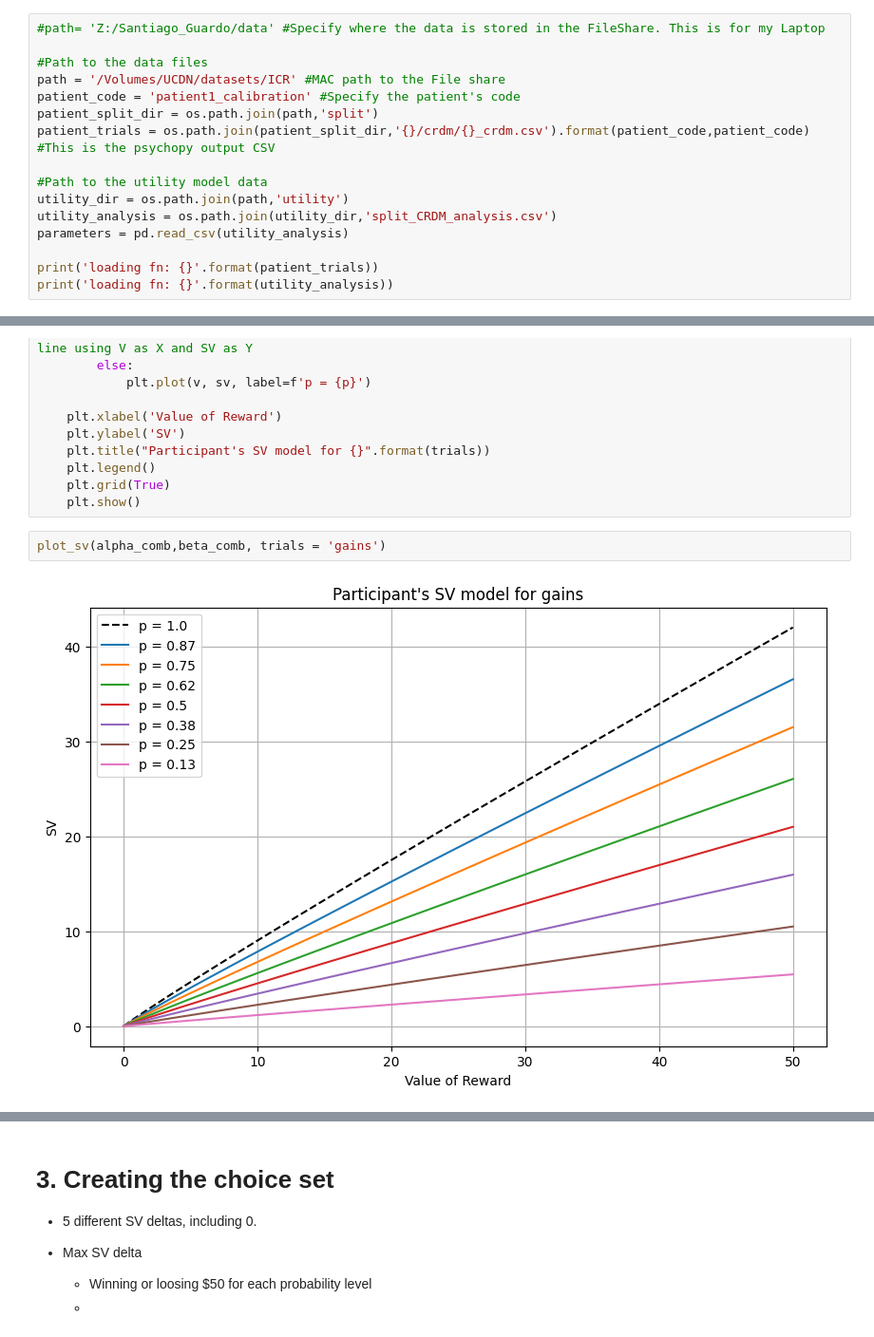
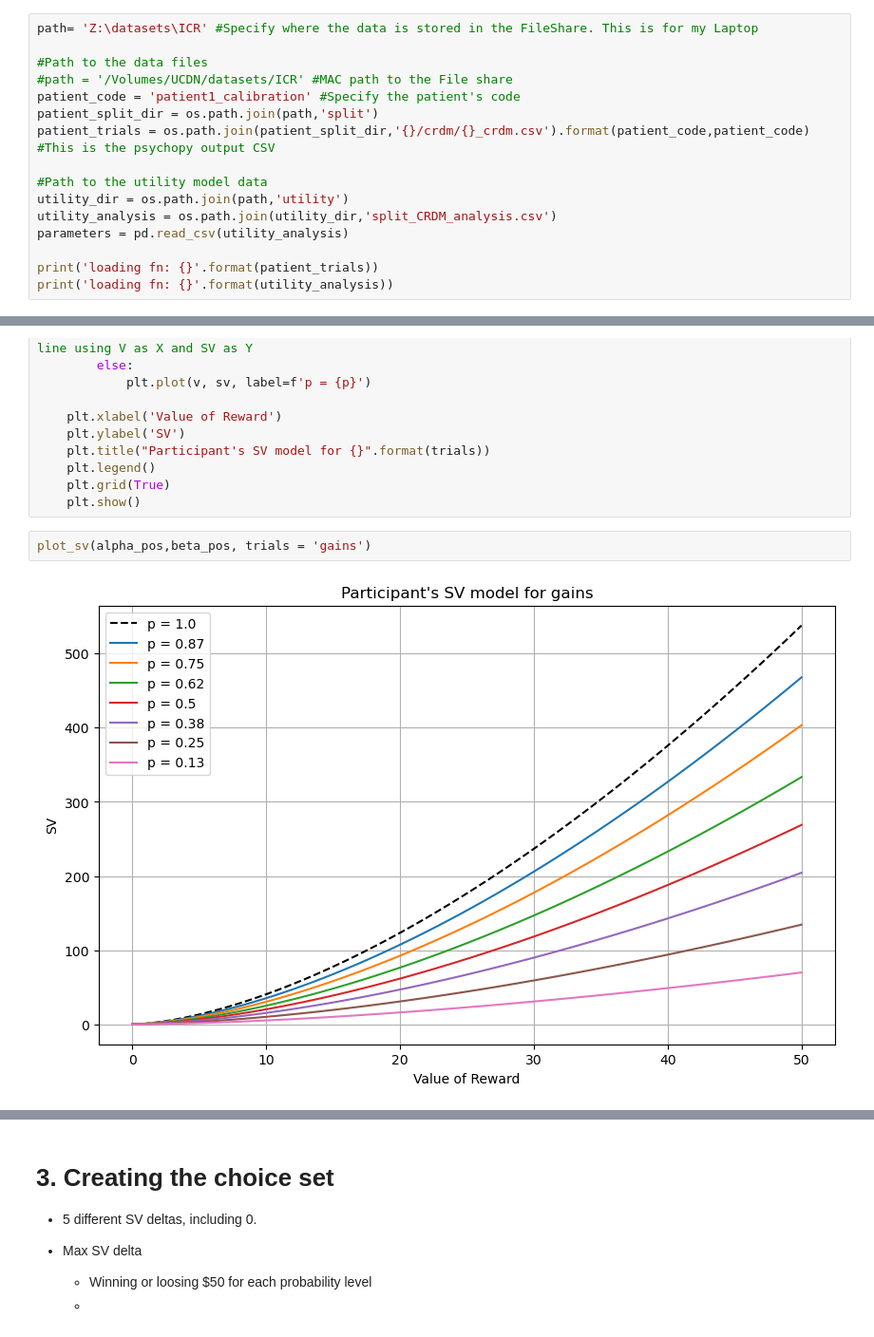
Before and after one commit to CDN-Lab/Intracraneal_electrodes, a Jupyter notebook: uncertaintyencoding.ipynb, the cells around one changed output, grey strips where cells are left out. Shown at 95% size. Cells and saved outputs as stored; diff of their text form.

```diff
--- a/uncertaintyencoding.ipynb
+++ b/uncertaintyencoding.ipynb
@@ -17,10 +17,10 @@ pd.options.display.max_rows = 999
 
 - Parameters from the utility model
 # %%
-#path= 'Z:/Santiago_Guardo/data' #Specify where the data is stored in the FileShare. This is for my Laptop
+path= 'Z:\datasets\ICR' #Specify where the data is stored in the FileShare. This is for my Laptop
 
 #Path to the data files
-path = '/Volumes/UCDN/datasets/ICR' #MAC path to the File share
+#path = '/Volumes/UCDN/datasets/ICR' #MAC path to the File share
 patient_code = 'patient1_calibration' #Specify the patient's code
 patient_split_dir = os.path.join(path,'split')
 patient_trials = os.path.join(patient_split_dir,'{}/crdm/{}_crdm.csv').format(patient_code,patient_code) #This is the psychopy output CSV
@@ -120,9 +118,9 @@ def plot_sv(alpha, beta, trials = 'gains'): #Define a function to plot SV given
     plt.grid(True)
     plt.show()
 # %%
-plot_sv(alpha_comb,beta_comb, trials = 'gains')
+plot_sv(alpha_pos,beta_pos, trials = 'gains')
 # %% [output]
-[figure, old version]
+[figure, new version]
 # %%
 plot_sv(alpha_neg,beta_neg, trials = 'losses')
 # %% [output]
```
Also changed, not shown: parts of 18 cells of this notebook.
